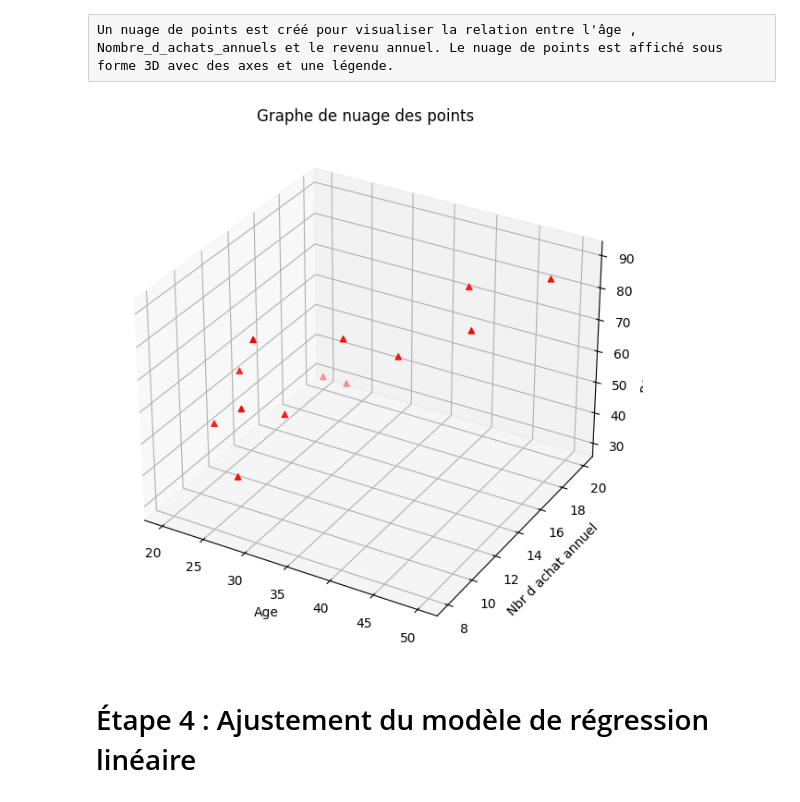
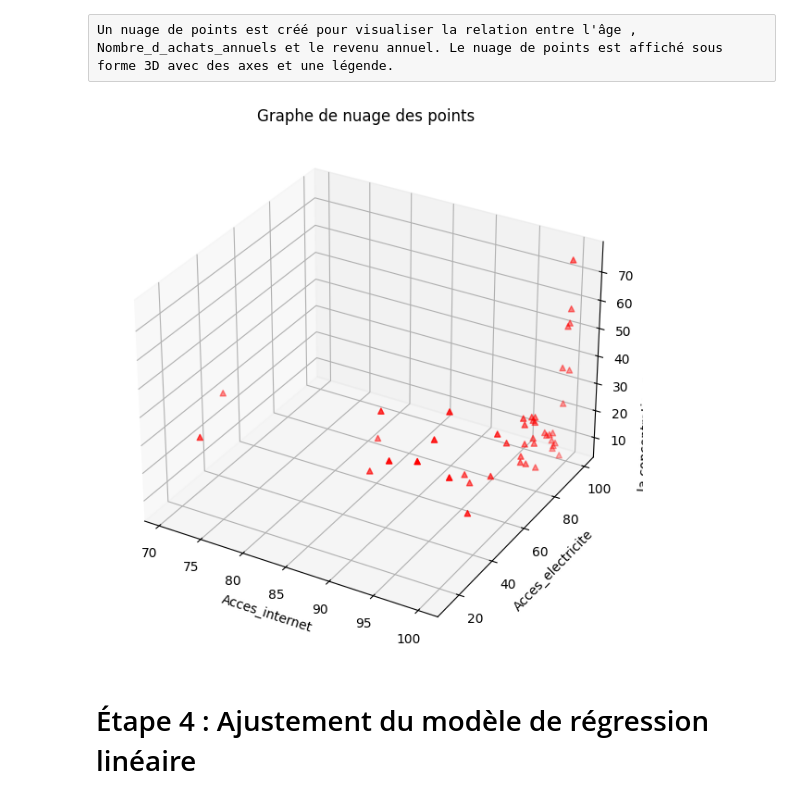
Before and after one commit to mohammed-elkyoud/Data-analyst-project-using-the-World-Bank-API, a Jupyter notebook: Lab de Régression Linéaire.ipynb, the cells around one changed output. Drawn from its saved outputs; the diff is of its cells as text; code cells hidden in the pictures.

```diff
--- a/Lab de Régression Linéaire.ipynb
+++ b/Lab de Régression Linéaire.ipynb
@@ -400,20 +400,20 @@ Un nuage de points est créé pour visualiser la relation entre l'âge , Nombre_
 # %%
 #code ici
 grp = mb.figure(figsize=(16, 10))
 
 ax = grp.add_subplot(121, projection='3d')
 
-ax.scatter(clt["Âge"], clt["Nombre_d_achats_annuels"], clt["Revenu_annuel (en milliers de dollars)"], c='r', marker='^')
+ax.scatter(data_multible["Acces_electricite"], data_multible["Acces_internet"], data_multible["la concentration moyenne annuelle en PM2,5"], c='r', marker='^')
 
-ax.set_xlabel('Age')
-ax.set_ylabel('Nbr d achat annuel')
-ax.set_zlabel('Revenu annuel')
+ax.set_xlabel('Acces_internet')
+ax.set_ylabel('Acces_electricite')
+ax.set_zlabel('la concentration moyenne annuelle en PM2,5')
 
 mb.title('Graphe de nuage des points')
 
 mb.show()
 # %% [output]
-[figure, old version]
+[figure, new version]
 # %% [markdown]
 # Étape 4 : Ajustement du modèle de régression linéaire
 # %% [raw]
```
Also changed, not shown: parts of 23 cells of this notebook, 4 other files.
